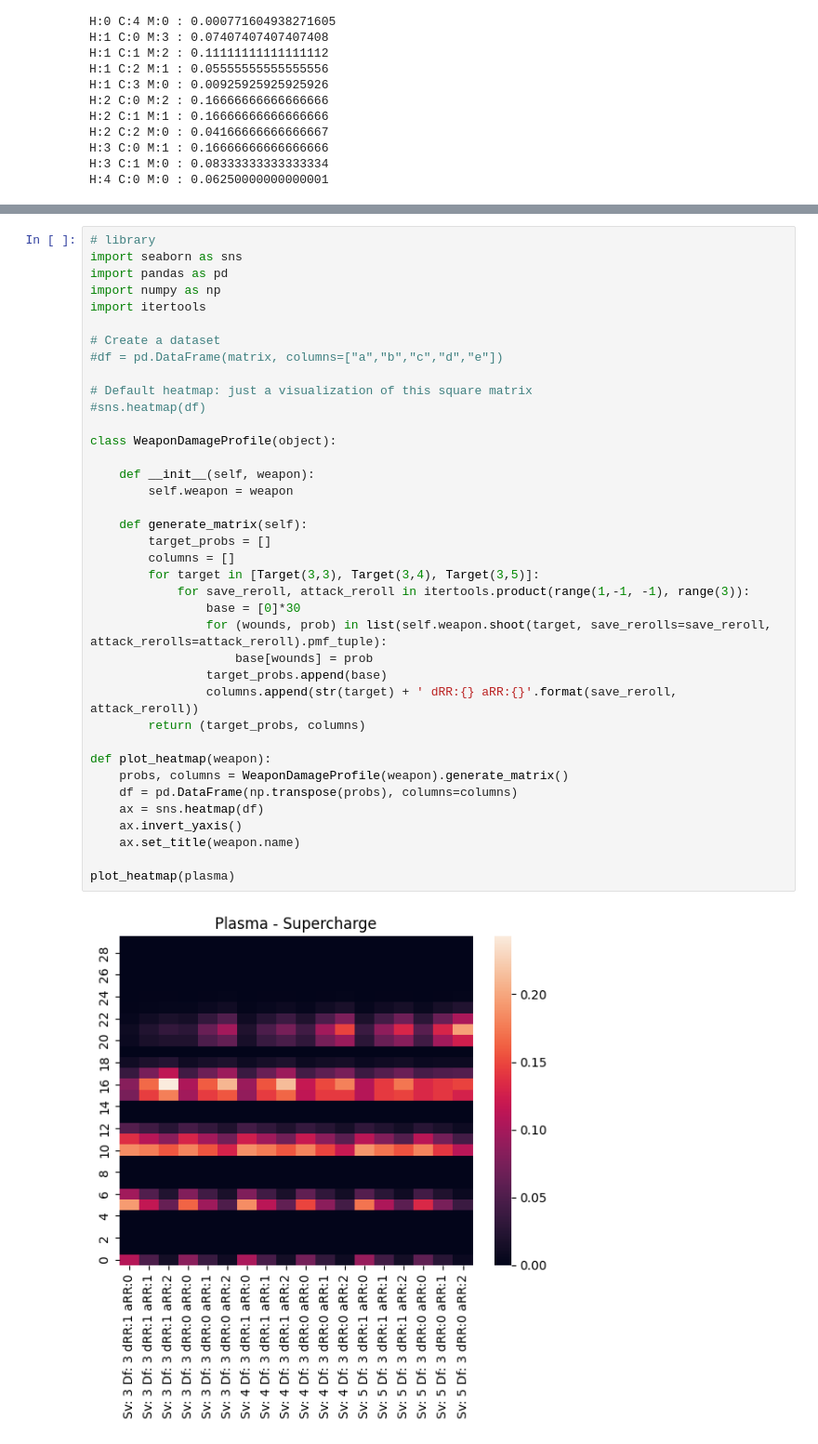
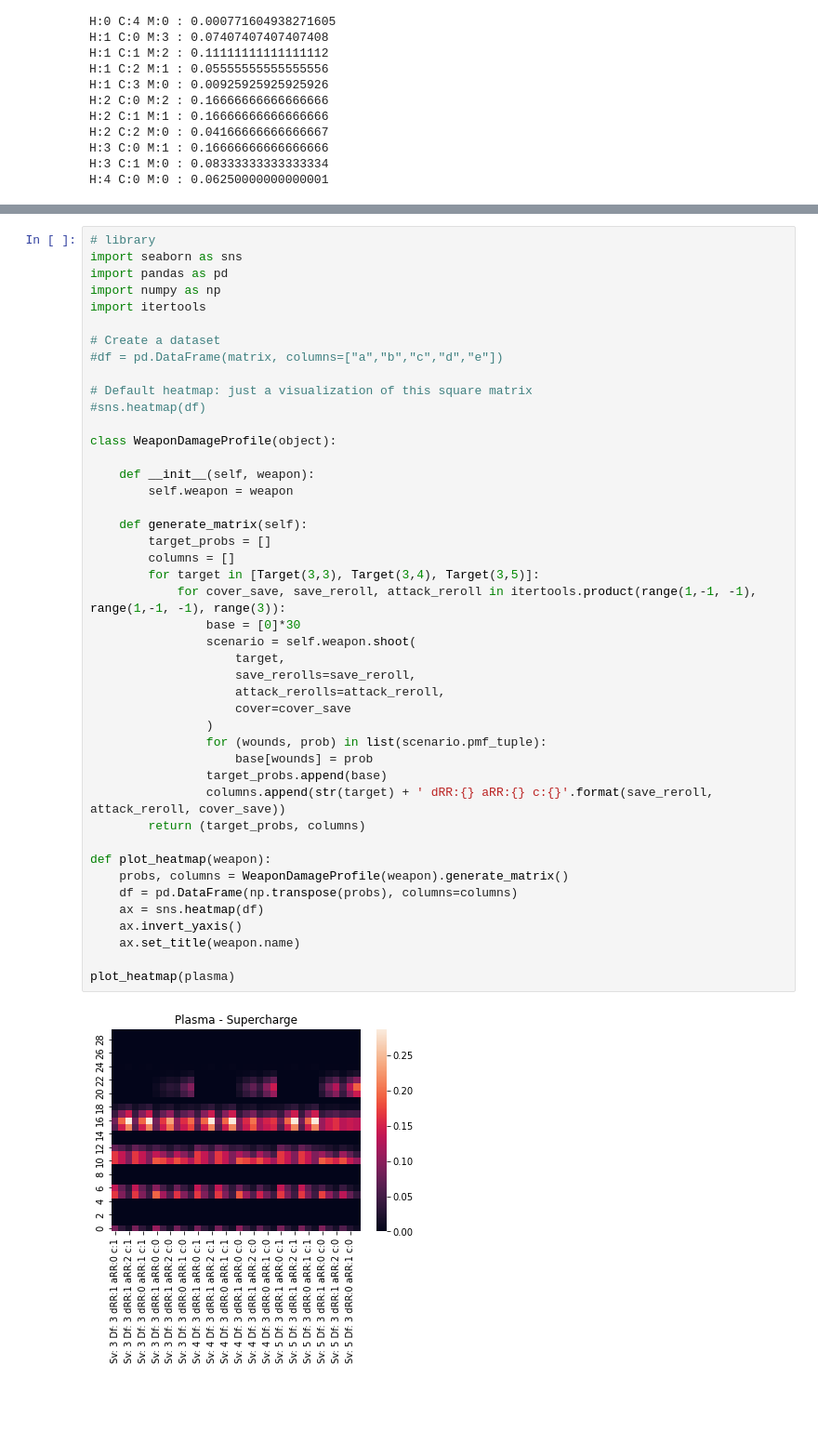
Before and after one commit to feuerfritas/ktstats, a Jupyter notebook: Untitled.ipynb, the cells around one changed output, grey strips where cells are left out. Shown at 93% size. Saved outputs shown, nothing was run; the diff lists cells and outputs as text; blank space fills up the shorter version.

```diff
--- a/Untitled.ipynb
+++ b/Untitled.ipynb
@@ -342,37 +391,43 @@ import itertools
 
 # Create a dataset
 #df = pd.DataFrame(matrix, columns=["a","b","c","d","e"])
 
 # Default heatmap: just a visualization of this square matrix
 #sns.heatmap(df)
 
 class WeaponDamageProfile(object):
 
     def __init__(self, weapon):
         self.weapon = weapon
 
     def generate_matrix(self):
         target_probs = []
         columns = []
         for target in [Target(3,3), Target(3,4), Target(3,5)]:
-            for save_reroll, attack_reroll in itertools.product(range(1,-1, -1), range(3)):
+            for cover_save, save_reroll, attack_reroll in itertools.product(range(1,-1, -1), range(1,-1, -1), range(3)):
                 base = [0]*30
-                for (wounds, prob) in list(self.weapon.shoot(target, save_rerolls=save_reroll, attack_rerolls=attack_reroll).pmf_tuple):
+                scenario = self.weapon.shoot(
+                    target,
+                    save_rerolls=save_reroll,
+                    attack_rerolls=attack_reroll,
+                    cover=cover_save
+                )
+                for (wounds, prob) in list(scenario.pmf_tuple):
                     base[wounds] = prob
                 target_probs.append(base)
-                columns.append(str(target) + ' dRR:{} aRR:{}'.format(save_reroll, attack_reroll))
+                columns.append(str(target) + ' dRR:{} aRR:{} c:{}'.format(save_reroll, attack_reroll, cover_save))
         return (target_probs, columns)
 
 def plot_heatmap(weapon):
     probs, columns = WeaponDamageProfile(weapon).generate_matrix()
     df = pd.DataFrame(np.transpose(probs), columns=columns)
     ax = sns.heatmap(df)
     ax.invert_yaxis()
     ax.set_title(weapon.name)
 
 plot_heatmap(plasma)
 # %% [output]
-[figure, old version]
+[figure, new version]
 # %%
 plot_heatmap(plasmal)
 # %% [output]
```
Also changed, not shown: parts of 19 cells of this notebook.
